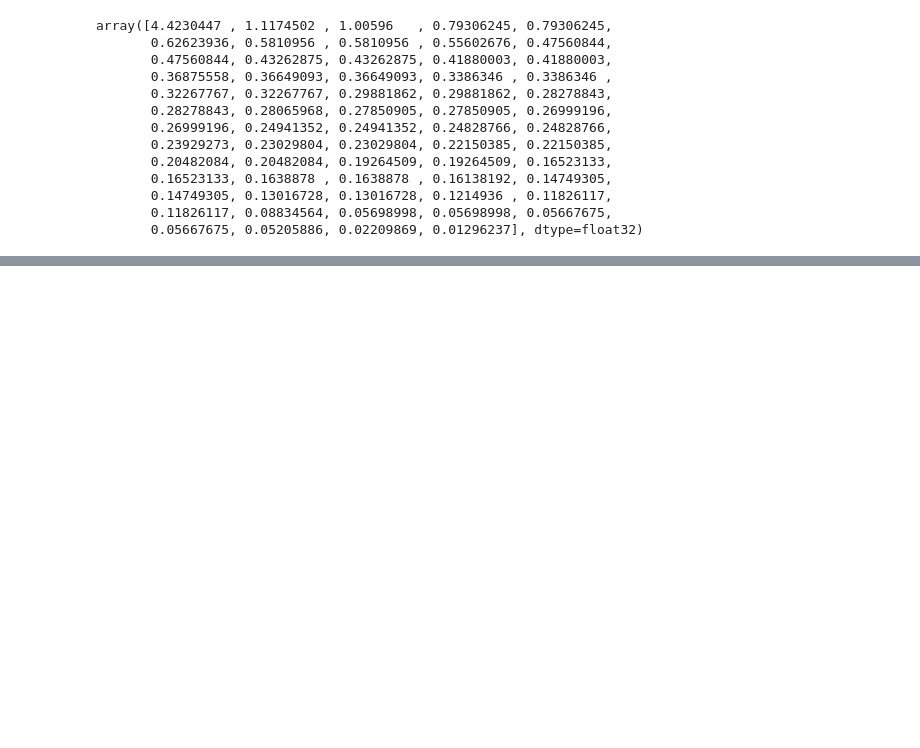
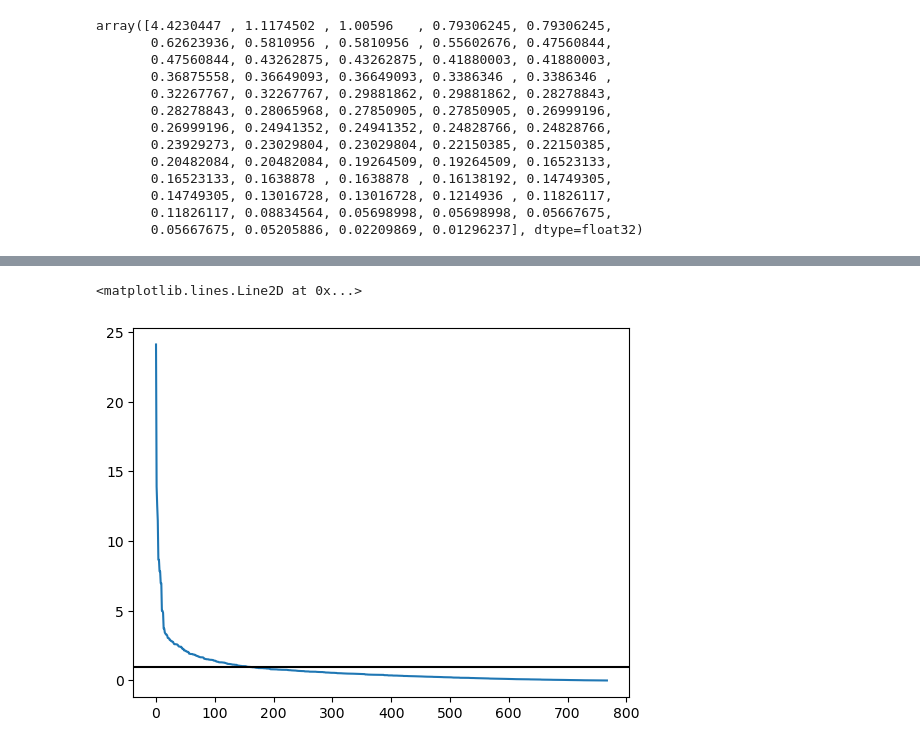
Before and after one commit to matteosaponati/attention-geometry, a Jupyter notebook: examples/BERT_analysis.ipynb, the cells around one changed output, grey strips where cells are left out. Cells and saved outputs as stored; diff of their text form; code cells hidden in the pictures; blank space fills up the shorter version.

```diff
--- a/examples/BERT_analysis.ipynb
+++ b/examples/BERT_analysis.ipynb
@@ -212,0 +223,9 @@ array([4.4230447 , 1.1174502 , 1.00596   , 0.79306245, 0.79306245,
+# %%
+abs_value = np.absolute(values)
+abs_value = np.sort(abs_value)[::-1]
+# %%
+plt.plot(abs_value)
+plt.axhline(y=1,color='k')
+# %% [output]
+<matplotlib.lines.Line2D at 0x...>
+[figure, added]
```
Also changed, not shown: parts of 3 cells of this notebook.
